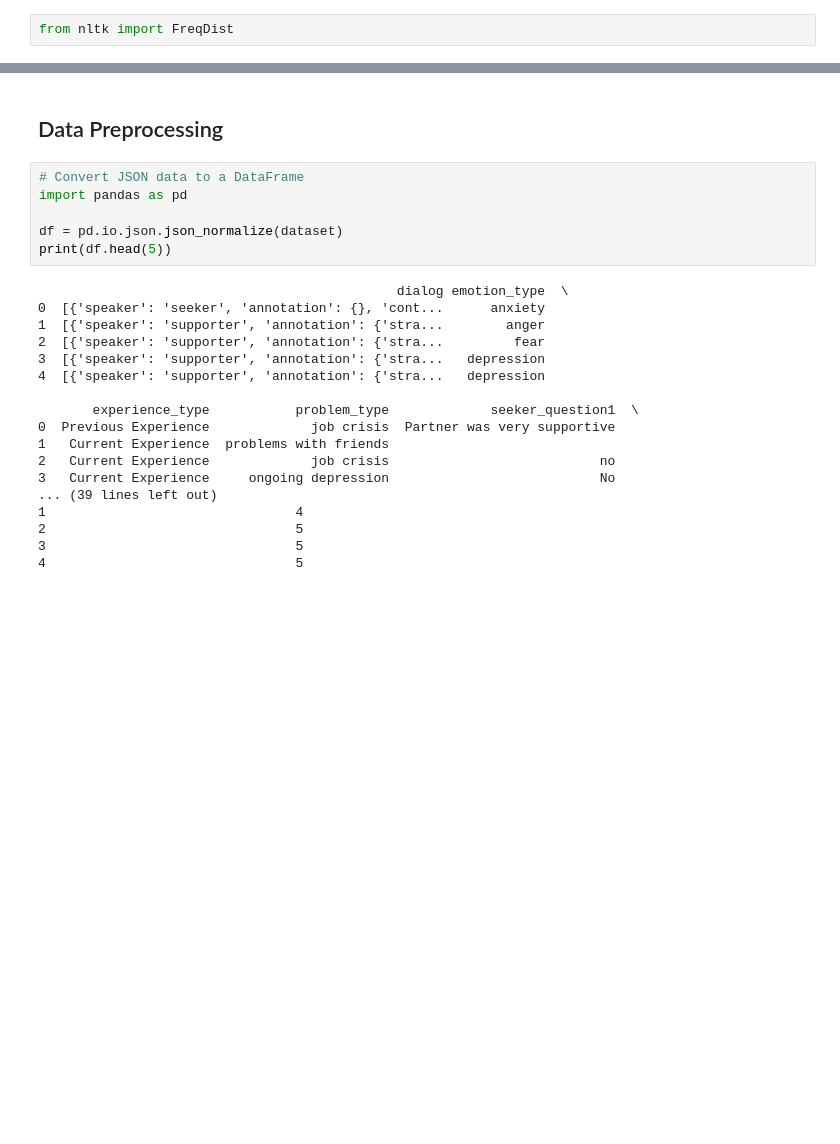
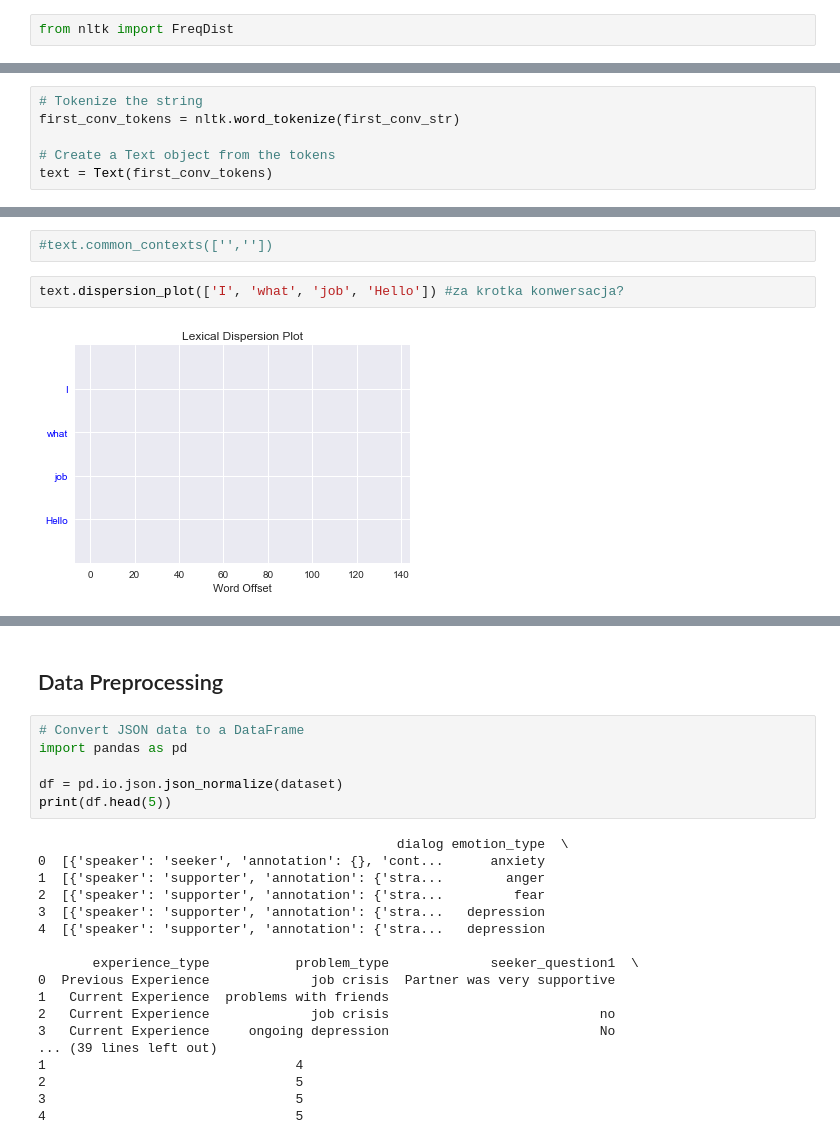
Before and after one commit to JuliaWieczorek/SupportSystem, a Jupyter notebook: SupportSystem.ipynb, the cells around one changed output, grey strips where cells are left out. Cells and saved outputs as stored; diff of their text form; blank space fills up the shorter version.

```diff
--- a/SupportSystem.ipynb
+++ b/SupportSystem.ipynb
@@ -178,0 +255,6 @@ dict_keys(['H', 'e', 'l', 'o', '\n', ',', ' ', 'w', 'h', 'a', 't', 'u', 'd', 'y'
+# %%
+# Tokenize the string
+first_conv_tokens = nltk.word_tokenize(first_conv_str)
+
+# Create a Text object from the tokens
+text = Text(first_conv_tokens)
@@ -178,0 +270,6 @@ dict_keys(['H', 'e', 'l', 'o', '\n', ',', ' ', 'w', 'h', 'a', 't', 'u', 'd', 'y'
+# %%
+#text.common_contexts(['',''])
+# %%
+text.dispersion_plot(['I', 'what', 'job', 'Hello']) #za krotka konwersacja?
+# %% [output]
+[figure, added]
```
Also changed, not shown: parts of 19 cells of this notebook.
